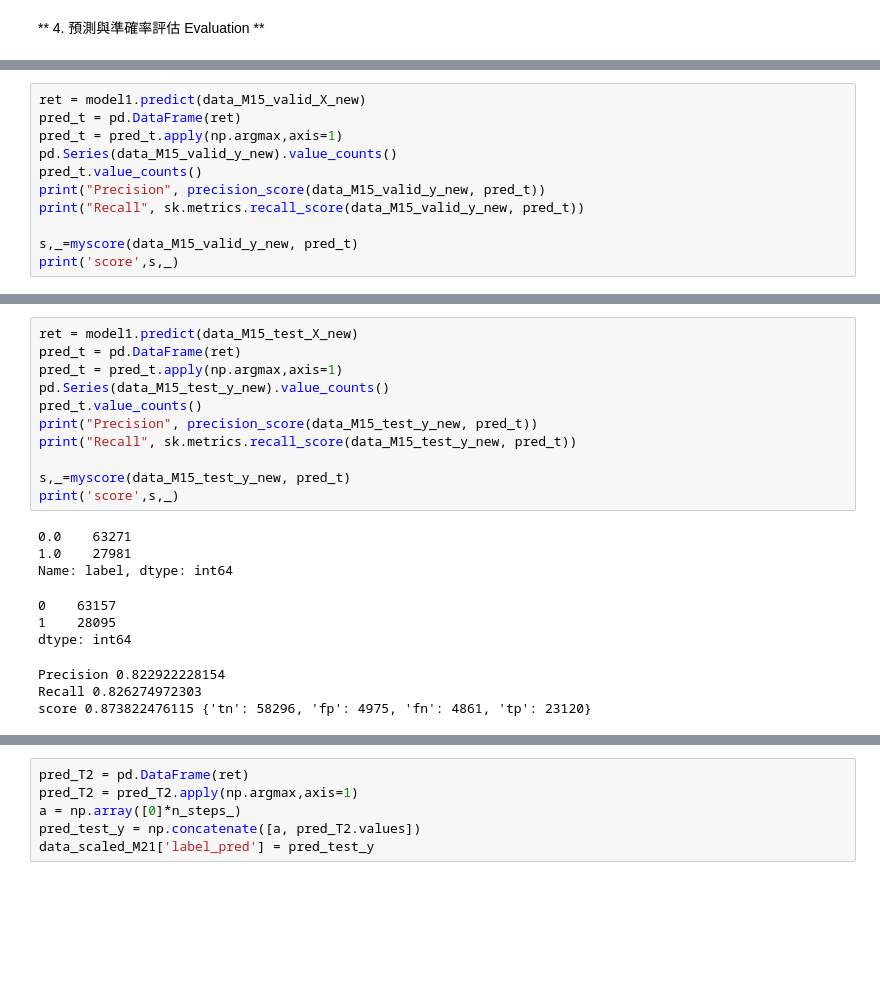
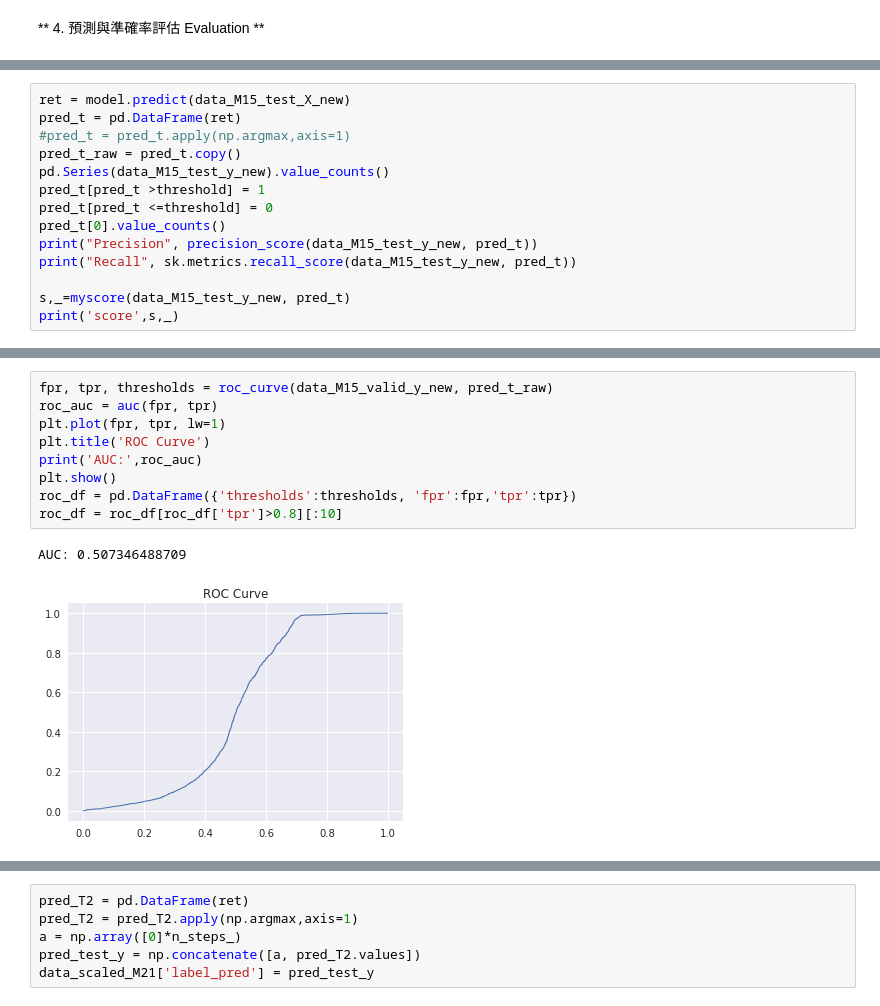
Before and after one commit to Backlu/CAICTCompetition, a Jupyter notebook: ice-DL_RNN_predictLabel.ipynb, the cells around one changed output, grey strips where cells are left out. Cells and saved outputs as stored; diff of their text form; blank space fills up the shorter version.

```diff
--- a/ice-DL_RNN_predictLabel.ipynb
+++ b/ice-DL_RNN_predictLabel.ipynb
@@ -259,12 +473,15 @@ score 0.902250169644 {'tn': 54309, 'fp': 327, 'fn': 4486, 'tp': 19185}
 # %%
-ret = model1.predict(data_M15_valid_X_new)
+ret = model.predict(data_M15_test_X_new)
 pred_t = pd.DataFrame(ret)
-pred_t = pred_t.apply(np.argmax,axis=1)
-pd.Series(data_M15_valid_y_new).value_counts()
-pred_t.value_counts()
-print("Precision", precision_score(data_M15_valid_y_new, pred_t))
-print("Recall", sk.metrics.recall_score(data_M15_valid_y_new, pred_t))
+#pred_t = pred_t.apply(np.argmax,axis=1)
+pred_t_raw = pred_t.copy()
+pd.Series(data_M15_test_y_new).value_counts()
+pred_t[pred_t >threshold] = 1
+pred_t[pred_t <=threshold] = 0
+pred_t[0].value_counts()
+print("Precision", precision_score(data_M15_test_y_new, pred_t))
+print("Recall", sk.metrics.recall_score(data_M15_test_y_new, pred_t))
 
-s,_=myscore(data_M15_valid_y_new, pred_t)
+s,_=myscore(data_M15_test_y_new, pred_t)
 print('score',s,_)
 # %% [output]
@@ -301,21 +491,12 @@ score 0.54117522391 {'tn': 178033, 'fp': 1774, 'fn': 9657, 'tp': 981}
-# %%
-ret = model1.predict(data_M15_test_X_new)
-pred_t = pd.DataFrame(ret)
-pred_t = pred_t.apply(np.argmax,axis=1)
-pd.Series(data_M15_test_y_new).value_counts()
-pred_t.value_counts()
-print("Precision", precision_score(data_M15_test_y_new, pred_t))
-print("Recall", sk.metrics.recall_score(data_M15_test_y_new, pred_t))
-
-s,_=myscore(data_M15_test_y_new, pred_t)
-print('score',s,_)
-# %% [output]
-0.0    63271
-1.0    27981
-Name: label, dtype: int64
-0    63157
-1    28095
-dtype: int64
-Precision 0.822922228154
-Recall 0.826274972303
-score 0.873822476115 {'tn': 58296, 'fp': 4975, 'fn': 4861, 'tp': 23120}
+# %%
+fpr, tpr, thresholds = roc_curve(data_M15_valid_y_new, pred_t_raw)
+roc_auc = auc(fpr, tpr)
+plt.plot(fpr, tpr, lw=1)
+plt.title('ROC Curve')
+print('AUC:',roc_auc)
+plt.show()
+roc_df = pd.DataFrame({'thresholds':thresholds, 'fpr':fpr,'tpr':tpr})
+roc_df = roc_df[roc_df['tpr']>0.8][:10]
+# %% [output]
+AUC: 0.507346488709
+[figure, added]
```
Also changed, not shown: parts of 26 cells of this notebook.
